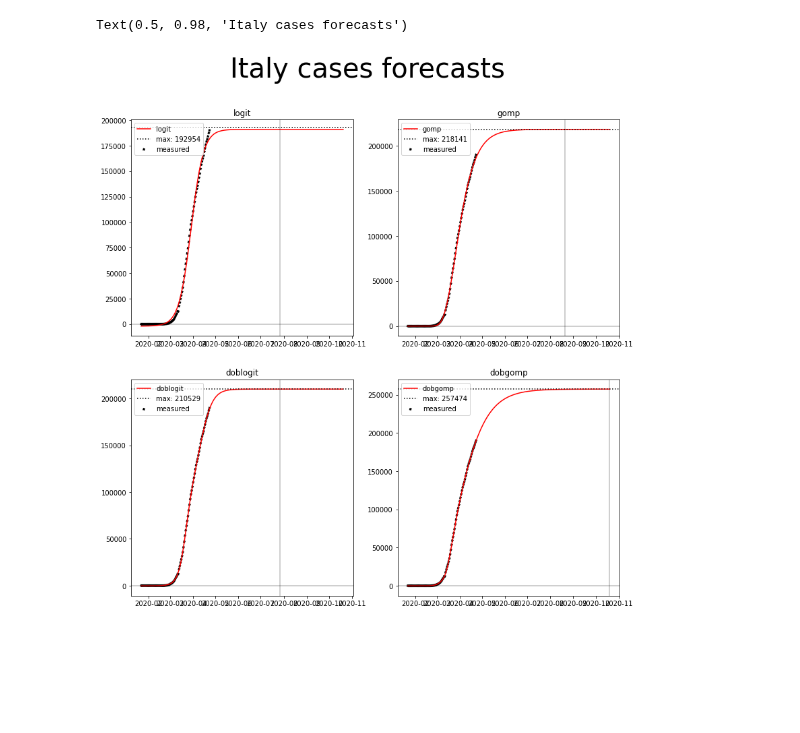
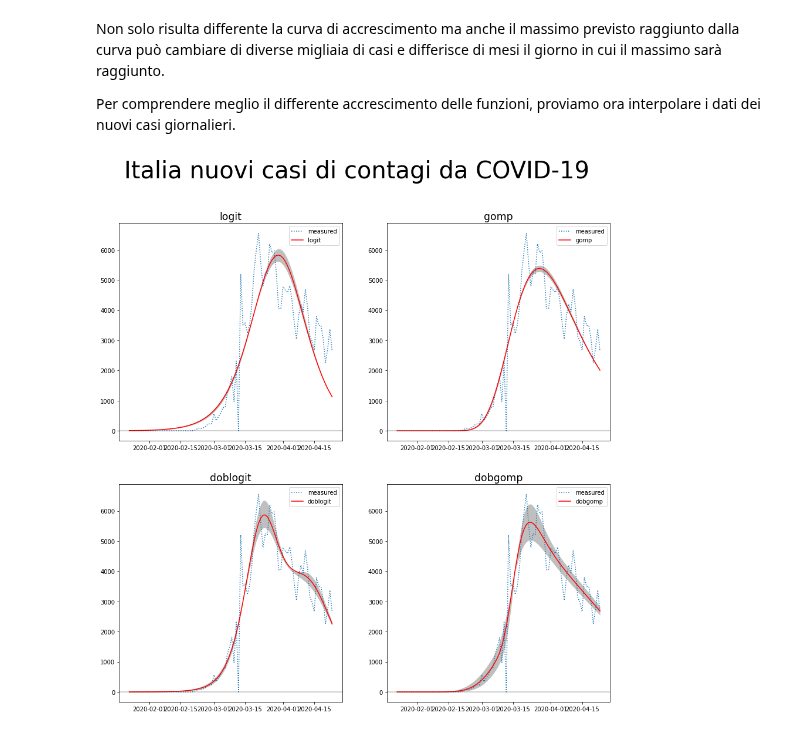
Before and after one commit to maxdevblock/covid-19-italy, a Jupyter notebook: OLD/covid-italy-dob.ipynb, the cells around one changed output. Drawn from its saved outputs; the diff is of its cells as text; code cells hidden in the pictures; blank space fills up the shorter version.

Commit message:
pdf of italy

```diff
--- a/OLD/covid-italy-dob.ipynb
+++ b/OLD/covid-italy-dob.ipynb
@@ -194,0 +390,4 @@ data = get_df(_data, country)
+# %% [markdown]
+Non solo risulta differente la curva di accrescimento ma anche il massimo previsto raggiunto dalla curva può cambiare di diverse migliaia di casi e differisce di mesi il giorno in cui il massimo sarà raggiunto.
+
+Per comprendere meglio il differente accrescimento delle funzioni, proviamo ora interpolare i dati dei nuovi casi giornalieri.
@@ -195,29 +396,36 @@ data = get_df(_data, country)
 # %%
-fig, axs = plt.subplots(2, 2, figsize=(13, 13))
+fig, axs = plt.subplots(2, 2, figsize=(15, 15))
 
 for i, f in enumerate(['logit', 'gomp', 'doblogit', 'dobgomp']):
-    original, interp, popt, logit1, logit2, new_cases_i, new_cases = prepare_cases(data, forecast=180, country=country, method=f)
-    axs.flat[i].scatter(
-        original["data"],
-        original["valore"],
-        ls=":", s=10,
-        label="measured", c="k"
+    _, _, popt, _, _, new_cases_i, new_cases, _, _, rSup, rInf = prepare_cases(data, forecast=0, country=country, method=f)
+    axs.flat[i].plot(
+        new_cases["data"],
+        new_cases["valore"],
+        ls=":",
+        label="measured"
     )
     axs.flat[i].plot(
-        interp["data"],
-        interp["valore"],
+        new_cases_i["data"],
+        new_cases_i["valore"],
         c="r",
         label=f
     )
-    axs.flat[i].axhline(max(popt), ls=":", c="k", label=f"max: {max(popt):.0f}")
-    axs.flat[i].legend(loc="upper left")
-    axs.flat[i].set_title(f)
+    axs.flat[i].fill_between(
+        rSup["data"],
+        rSup["valore"], rInf["valore"],
+        color='k',
+        alpha=.25,
+        lw=0,
+    )
+    # axs.flat[i].axhline(max(popt), ls=":", c="k", label=f"max: {max(popt):.0f}")
+    axs.flat[i].legend(loc="upper right")
+    axs.flat[i].set_title(f, fontsize="xx-large")
     axs.flat[i].axhline(0, c="k", alpha=.25)
-    news = new_cases_i.iloc[new_cases_i.index > new_cases.size]
-    zeros = news.iloc[news["valore"].values == 0]
-    zero = zeros["data"].values[0]
-    axs.flat[i].axvline(zero, c="k", alpha=.25)
-fig.suptitle("Italy cases forecasts", fontsize=40)
+    #news = new_cases_i.iloc[new_cases_i.index > new_cases.size]
+    #zeros = news.iloc[news["valore"].values == 0]
+    #zero = zeros["data"].values[0]
+    #axs.flat[i].axvline(zero, c="k", alpha=.25)
+fig.suptitle("Italia nuovi casi di contagi da COVID-19", fontsize=30)
+plt.show()
 # %% [output]
-Text(0.5, 0.98, 'Italy cases forecasts')
-[figure, old version]
+[figure, new version]
```
Also changed, not shown: parts of 27 cells of this notebook, 1 other file.
